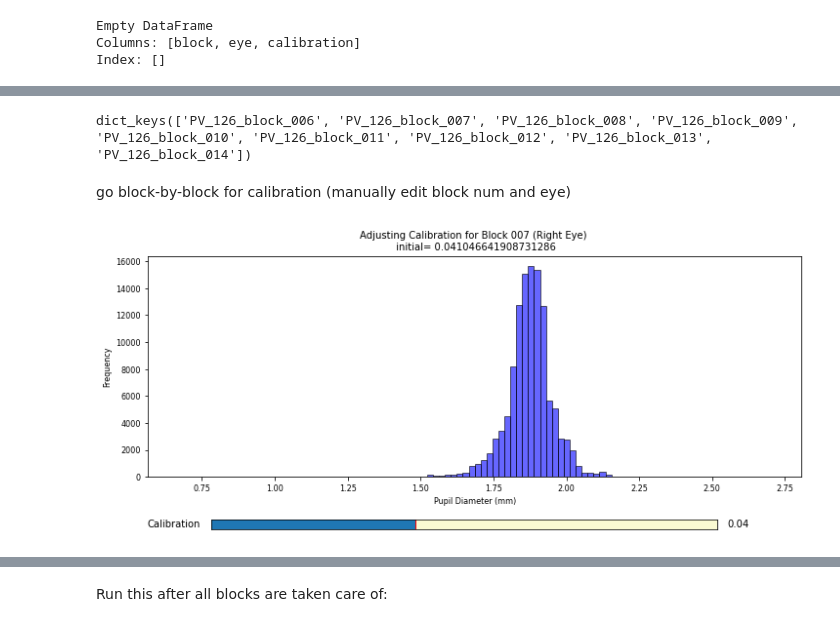
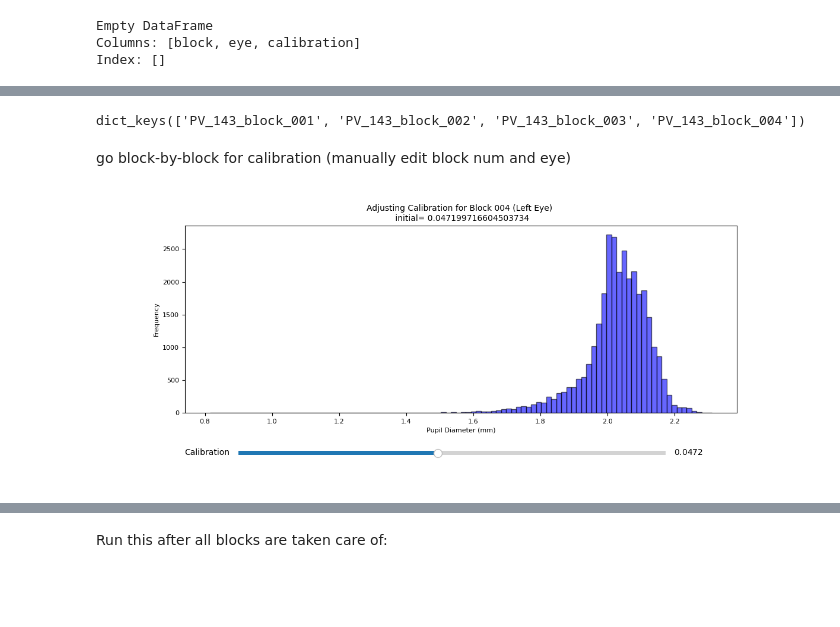
Before and after one commit to neural-electrophysiology-tool-team/Eye-Tracking-Tools, a Jupyter notebook: Graph_generation_notebooks/pixel_size_calibration_pipeline.ipynb, the cells around one changed output, grey strips where cells are left out. Cells and saved outputs as stored; diff of their text form; code cells hidden in the pictures; blank space fills up the shorter version.

```diff
--- a/Graph_generation_notebooks/pixel_size_calibration_pipeline.ipynb
+++ b/Graph_generation_notebooks/pixel_size_calibration_pipeline.ipynb
@@ -255,8 +255,8 @@ def create_block_collections(animals, block_lists, experiment_path, bad_blocks=N
 
 
 # Example usage:
-animals = ['PV_126']
-block_lists = [[6,7,8,9,10,11,12,13,14]]
+animals = ['PV_143']
+block_lists = [[1,2,3,4]]
 
 # animals = ['PV_62'] \\ block_lists = [[23,24,25,26,27]]
 
@@ -770,18 +730,18 @@ got the calibration values from the analysis folder
 # %%
 block_dict.keys()
 # %% [output]
-dict_keys(['PV_126_block_006', 'PV_126_block_007', 'PV_126_block_008', 'PV_126_block_009', 'PV_126_block_010', 'PV_126_block_011', 'PV_126_block_012', 'PV_126_block_013', 'PV_126_block_014'])
+dict_keys(['PV_143_block_001', 'PV_143_block_002', 'PV_143_block_003', 'PV_143_block_004'])
 # %% [markdown]
 go block-by-block for calibration (manually edit block num and eye)
 # %%
 from matplotlib.widgets import Slider
-%matplotlib inline
+
 # Example block and eye for recalibration
 # Replace with the block number you are recalibrating
-block_num = '007'
-block_key = f'PV_126_block_{block_num}'
+block_num = '004'
+block_key = f'PV_143_block_{block_num}'
 # Replace with 'left' or 'right' based on the eye
-eye = 'right'
+eye = 'left'
 
 # Get the block object and initial calibration
 block = block_dict[block_key]
@@ -804,32 +764,32 @@ ax.set_title(f"Adjusting Calibration for Block {block.block_num} ({eye.capitaliz
 ax.set_xlabel('Pupil Diameter (mm)', fontsize=8)
 ax.set_ylabel('Frequency', fontsize=8)
 ax.tick_params(axis='both', labelsize=8)
 #ax.set_yscale('log')
 # Add custom x-axis ticks
 #x_ticks = np.arange(0, max(pupil_diameters * initial_calibration) + 1, step=0.5)  # Adjust the range and step size as needed
 #ax.set_xticks(x_ticks)
 # Add slider for manual adjustment
 ax_slider = plt.axes([0.2, 0.1, 0.6, 0.03], facecolor='lightgoldenrodyellow')
 slider = Slider(ax_slider, 'Calibration', 0.001, 0.1, valinit=initial_calibration, valstep=0.0001)
 
 def update(val):
     calibration = slider.val
     corrected_pupil_diameters = pupil_diameters * calibration
     ax.clear()
     ax.hist(corrected_pupil_diameters, bins=100, color='blue', alpha=0.6, edgecolor='black')
     ax.set_title(f"Adjusting Calibration for Block {block.block_num} ({eye.capitalize()} Eye)", fontsize=10)
     ax.set_xlabel('Pupil Diameter (mm)', fontsize=8)
     ax.set_ylabel('Frequency', fontsize=8)
     ax.tick_params(axis='both', labelsize=8)
     # ax.set_yscale('log')
     # ax.set_ylim(0,3000)
     #x_ticks = np.arange(np.nanmean(pupil_diameters *calibration) - np.nanstd(pupil_diameters*calibration)*10, np.nanmean(pupil_diameters * calibration) + np.nanstd(pupil_diameters*calibration)*10, step=1)  # Adjust the range and step size as needed
     #ax.set_xticks(x_ticks)
-    ax.set_xlim(left=1,right=2)
+    ax.set_xlim(left=1,right=2.5)
     fig.canvas.draw_idle()
     return
 
 slider.on_changed(update)
 plt.show()
 # %% [output]
-[figure, old version]
+[figure, new version]
```
Also changed, not shown: parts of 13 cells of this notebook, 22 other files.
